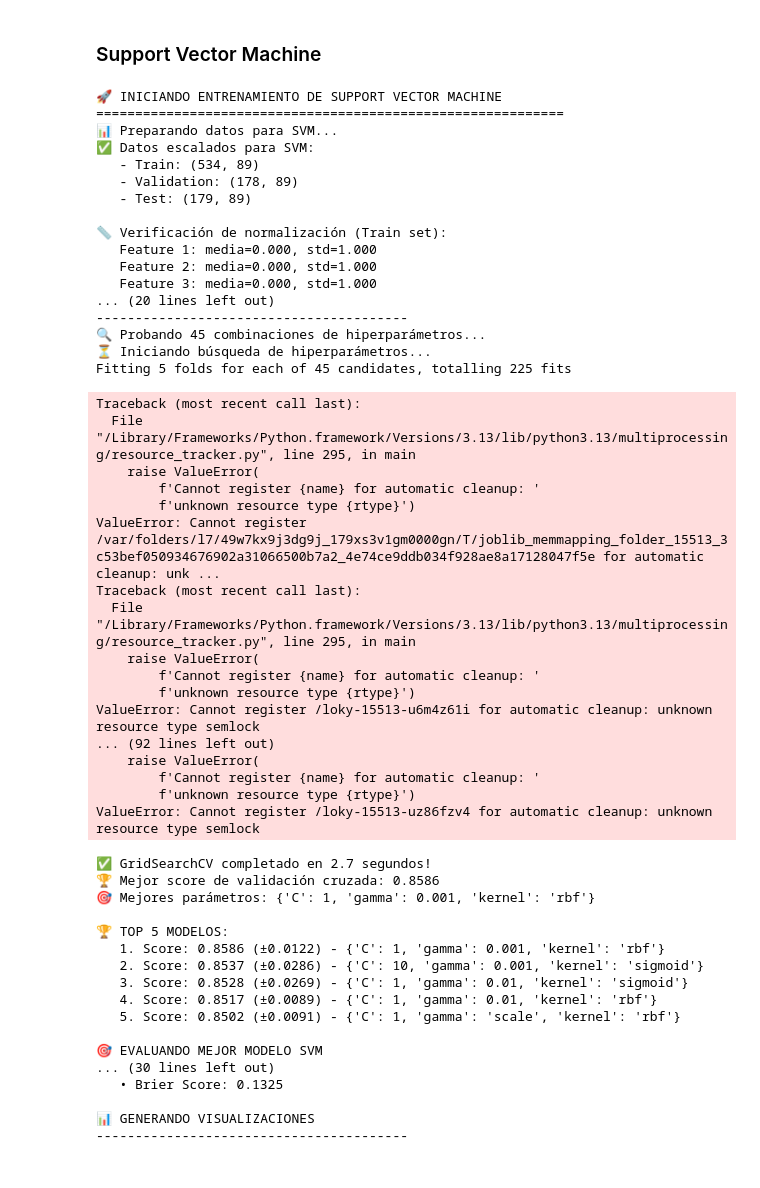
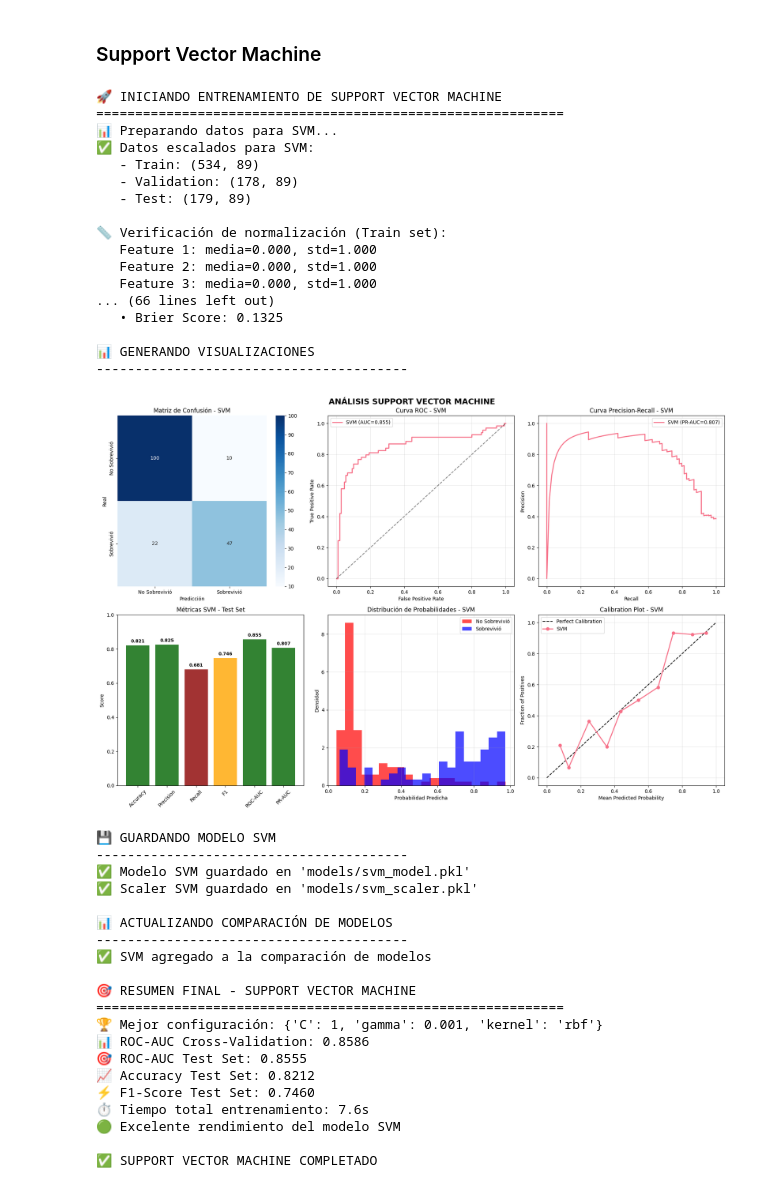
Before and after one commit to santiagosauma/ConcentracionAI, a Jupyter notebook: Entrega3/Entrega3_Interpretabilidad.ipynb, the cells around one changed output. Cells and saved outputs as stored; diff of their text form; code cells hidden in the pictures.

Commit message:
algunos errores coregidos

```diff
--- a/Entrega3/Entrega3_Interpretabilidad.ipynb
+++ b/Entrega3/Entrega3_Interpretabilidad.ipynb
@@ -2022,7 +2308,7 @@ grid_svm = GridSearchCV(
     param_grid_svm,
     cv=5,
     scoring='roc_auc',
-    n_jobs=-1,
+    n_jobs=1,
     verbose=1
 )
 
@@ -2261,68 +2547,55 @@ print(f"\n🎯 RESUMEN FINAL - SUPPORT VECTOR MACHINE")
 print("="*60)
 print(f"🏆 Mejor configuración: {grid_svm.best_params_}")
 print(f"📊 ROC-AUC Cross-Validation: {grid_svm.best_score_:.4f}")
 print(f"🎯 ROC-AUC Test Set: {roc_auc_test_svm:.4f}")
 print(f"📈 Accuracy Test Set: {accuracy_test_svm:.4f}")
 print(f"⚡ F1-Score Test Set: {f1_test_svm:.4f}")
 print(f"⏱️ Tiempo total entrenamiento: {train_time_svm_basic + grid_time:.1f}s")
 
 if roc_auc_test_svm > 0.85:
     print(f"🟢 Excelente rendimiento del modelo SVM")
 elif roc_auc_test_svm > 0.75:
     print(f"🟡 Buen rendimiento del modelo SVM")
 else:
     print(f"🔴 Rendimiento del modelo SVM mejorable")
 
 print(f"\n✅ SUPPORT VECTOR MACHINE COMPLETADO")
 # %% [output]
 🚀 INICIANDO ENTRENAMIENTO DE SUPPORT VECTOR MACHINE
 ============================================================
 📊 Preparando datos para SVM...
 ✅ Datos escalados para SVM:
    - Train: (534, 89)
    - Validation: (178, 89)
    - Test: (179, 89)
 
 📏 Verificación de normalización (Train set):
    Feature 1: media=0.000, std=1.000
    Feature 2: media=0.000, std=1.000
    Feature 3: media=0.000, std=1.000
-... (20 lines left out)
+... (66 lines left out)
+   • Brier Score: 0.1325
+
+📊 GENERANDO VISUALIZACIONES
 ----------------------------------------
-🔍 Probando 45 combinaciones de hiperparámetros...
-⏳ Iniciando búsqueda de hiperparámetros...
-Fitting 5 folds for each of 45 candidates, totalling 225 fits
+[figure]
-Traceback (most recent call last):
-  File "/Library/Frameworks/Python.framework/Versions/3.13/lib/python3.13/multiprocessing/resource_tracker.py", line 295, in main
-    raise ValueError(
-        f'Cannot register {name} for automatic cleanup: '
-        f'unknown resource type {rtype}')
-ValueError: Cannot register /var/folders/l7/49w7kx9j3dg9j_179xs3v1gm0000gn/T/joblib_memmapping_folder_15513_3c53bef050934676902a31066500b7a2_4e74ce9ddb034f928ae8a17128047f5e for automatic cleanup: unk ...
-Traceback (most recent call last):
-  File "/Library/Frameworks/Python.framework/Versions/3.13/lib/python3.13/multiprocessing/resource_tracker.py", line 295, in main
-    raise ValueError(
-        f'Cannot register {name} for automatic cleanup: '
-        f'unknown resource type {rtype}')
-ValueError: Cannot register /loky-15513-u6m4z61i for automatic cleanup: unknown resource type semlock
-... (92 lines left out)
-    raise ValueError(
-        f'Cannot register {name} for automatic cleanup: '
-        f'unknown resource type {rtype}')
-ValueError: Cannot register /loky-15513-uz86fzv4 for automatic cleanup: unknown resource type semlock
+💾 GUARDANDO MODELO SVM
+----------------------------------------
+✅ Modelo SVM guardado en 'models/svm_model.pkl'
+✅ Scaler SVM guardado en 'models/svm_scaler.pkl'
+
+📊 ACTUALIZANDO COMPARACIÓN DE MODELOS
+----------------------------------------
+✅ SVM agregado a la comparación de modelos
+
+🎯 RESUMEN FINAL - SUPPORT VECTOR MACHINE
+============================================================
+🏆 Mejor configuración: {'C': 1, 'gamma': 0.001, 'kernel': 'rbf'}
+📊 ROC-AUC Cross-Validation: 0.8586
+🎯 ROC-AUC Test Set: 0.8555
+📈 Accuracy Test Set: 0.8212
+⚡ F1-Score Test Set: 0.7460
+⏱️ Tiempo total entrenamiento: 7.6s
+🟢 Excelente rendimiento del modelo SVM
+
+✅ SUPPORT VECTOR MACHINE COMPLETADO
-✅ GridSearchCV completado en 2.7 segundos!
-🏆 Mejor score de validación cruzada: 0.8586
-🎯 Mejores parámetros: {'C': 1, 'gamma': 0.001, 'kernel': 'rbf'}
-
-🏆 TOP 5 MODELOS:
-   1. Score: 0.8586 (±0.0122) - {'C': 1, 'gamma': 0.001, 'kernel': 'rbf'}
-   2. Score: 0.8537 (±0.0286) - {'C': 10, 'gamma': 0.001, 'kernel': 'sigmoid'}
-   3. Score: 0.8528 (±0.0269) - {'C': 1, 'gamma': 0.01, 'kernel': 'sigmoid'}
-   4. Score: 0.8517 (±0.0089) - {'C': 1, 'gamma': 0.01, 'kernel': 'rbf'}
-   5. Score: 0.8502 (±0.0091) - {'C': 1, 'gamma': 'scale', 'kernel': 'rbf'}
-
-🎯 EVALUANDO MEJOR MODELO SVM
-... (30 lines left out)
-   • Brier Score: 0.1325
-
-📊 GENERANDO VISUALIZACIONES
-----------------------------------------
```
Also changed, not shown: parts of 7 cells of this notebook.
